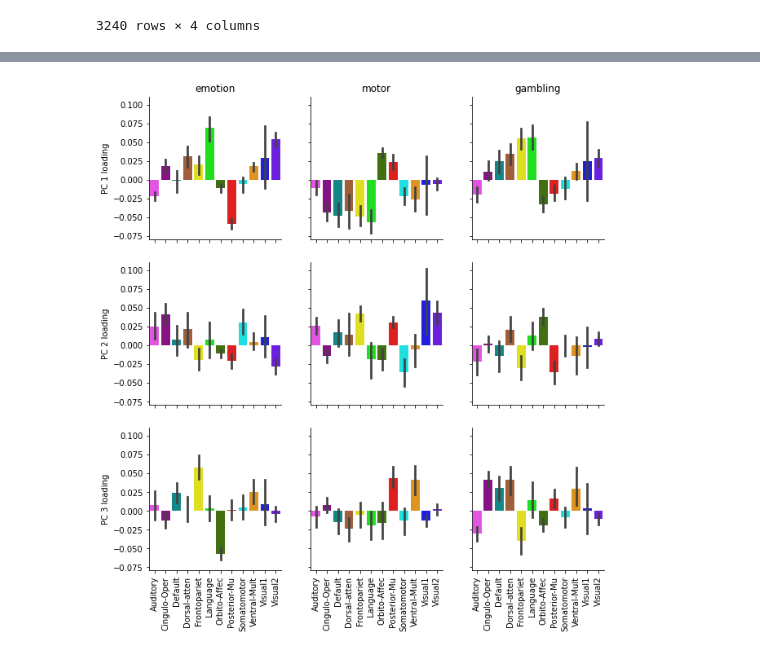
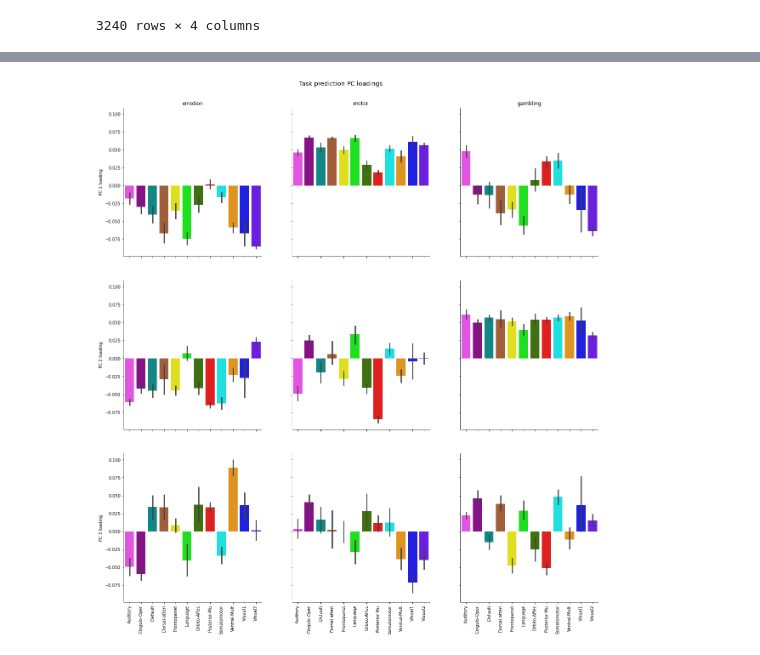
Before and after one commit to zenkavi/neuromatch_project, a Jupyter notebook: notebooks/NMA_project_data_creation.ipynb, the cells around one changed output, grey strips where cells are left out. Drawn from its saved outputs; the diff is of its cells as text; code cells hidden in the pictures.

Commit message:
added new plots

```diff
--- a/notebooks/NMA_project_data_creation.ipynb
+++ b/notebooks/NMA_project_data_creation.ipynb
@@ -474,7 +468,7 @@ Averaging task pred FCs for: emotion
 Averaging task pred FCs for: motor
 Averaging task pred FCs for: gambling
 # %%
-for i, task_name in enumerate(task_names):
-    fig = actflow.tools.addNetColors(task_pred_fcs_ave[task_name])
-    figFileName = '%s_task_fc.png'%(task_name)
-    fig.savefig(os.path.join(fig_dir, figFileName), bbox_inches='tight', format='png', dpi=300)
+# for i, task_name in enumerate(task_names):
+#     fig = actflow.tools.addNetColors(task_pred_fcs_ave[task_name])
+#     figFileName = '%s_task_fc.png'%(task_name)
+#     fig.savefig(os.path.join(fig_dir, figFileName), bbox_inches='tight', format='png', dpi=300)
@@ -564,7 +550,7 @@ Averaging resid-rest FCs for: emotion
 Averaging resid-rest FCs for: motor
 Averaging resid-rest FCs for: gambling
 # %%
-for i, task_name in enumerate(task_names):
-    fig = actflow.tools.addNetColors(resid_rest_fcs_ave[task_name])
-    figFileName = '%s_task_fc.png'%(task_name)
-    fig.savefig(os.path.join(fig_dir, figFileName), bbox_inches='tight', format='png', dpi=300)
+# for i, task_name in enumerate(task_names):
+#     fig = actflow.tools.addNetColors(resid_rest_fcs_ave[task_name])
+#     figFileName = '%s_task_fc.png'%(task_name)
+#     fig.savefig(os.path.join(fig_dir, figFileName), bbox_inches='tight', format='png', dpi=300)
@@ -629,0 +701,13 @@ pc_loads
+# %%
+task_names = ["emotion", "motor", "gambling"]
+
+pc_loads = pd.DataFrame()
+
+for task_name in task_names:
+    evecs, evals = fc_pca(task_pred_fcs_ave[task_name])
+    tmp =  pd.DataFrame(data={"pc1_loading": evecs[:,0],"pc2_loading": evecs[:,1],"pc3_loading": evecs[:,2],
+                              "network": region_info['network'][netorder]})
+    tmp = tmp.melt(id_vars=['network'])
+    tmp = tmp.astype({'network': 'category', 'variable': 'category'})
+    tmp['task_name'] = task_name
+    pc_loads = pc_loads.append(tmp)
@@ -630,36 +730,40 @@ pc_loads
 # %%
-plt.rcParams["figure.figsize"][0] = 18
-plt.rcParams["figure.figsize"][1] = 18
+# plt.rcParams["figure.figsize"][0] = 18
+# plt.rcParams["figure.figsize"][1] = 18
+# plt.figure(figsize=(18, 18))
 
 g = sns.FacetGrid(pc_loads, col='task_name',row="variable", hue="network", palette=net_col_dict)
 
 g.map(sns.barplot, 'network', 'value')
-
 
 g.axes[0,0].set_title('emotion')
 g.axes[0,1].set_title('motor')
 g.axes[0,2].set_title('gambling')
 
 g.axes[1,0].set_title('')
 g.axes[1,1].set_title('')
 g.axes[1,2].set_title('')
 
 g.axes[2,0].set_title('')
 g.axes[2,1].set_title('')
 g.axes[2,2].set_title('')
 
 g.axes[2,0].set_xlabel('')
 g.axes[2,1].set_xlabel('')
 g.axes[2,2].set_xlabel('')
 
 g.axes[0,0].set_ylabel('PC 1 loading')
 g.axes[1,0].set_ylabel('PC 2 loading')
 g.axes[2,0].set_ylabel('PC 3 loading')
 
 g.axes[2,0].tick_params(labelrotation=90, axis='x')
 g.axes[2,1].tick_params(labelrotation=90, axis='x')
 g.axes[2,2].tick_params(labelrotation=90, axis='x')
 
-plt.savefig(os.path.join(fig_dir, 'pc_loadings.png'), bbox_inches='tight', format='png', dpi=400)
+plt.suptitle("Task prediction PC loadings", y=1.01, fontsize='x-large')
+
+plt.gcf().set_size_inches(18, 18)
+
+plt.savefig(os.path.join(fig_dir, 'task_pred_pc_loadings.png'), bbox_inches='tight', format='png', dpi=400)
 # %% [output]
-[figure, old version]
+[figure, new version]
```
Also changed, not shown: parts of 16 cells of this notebook, 5 other files.
